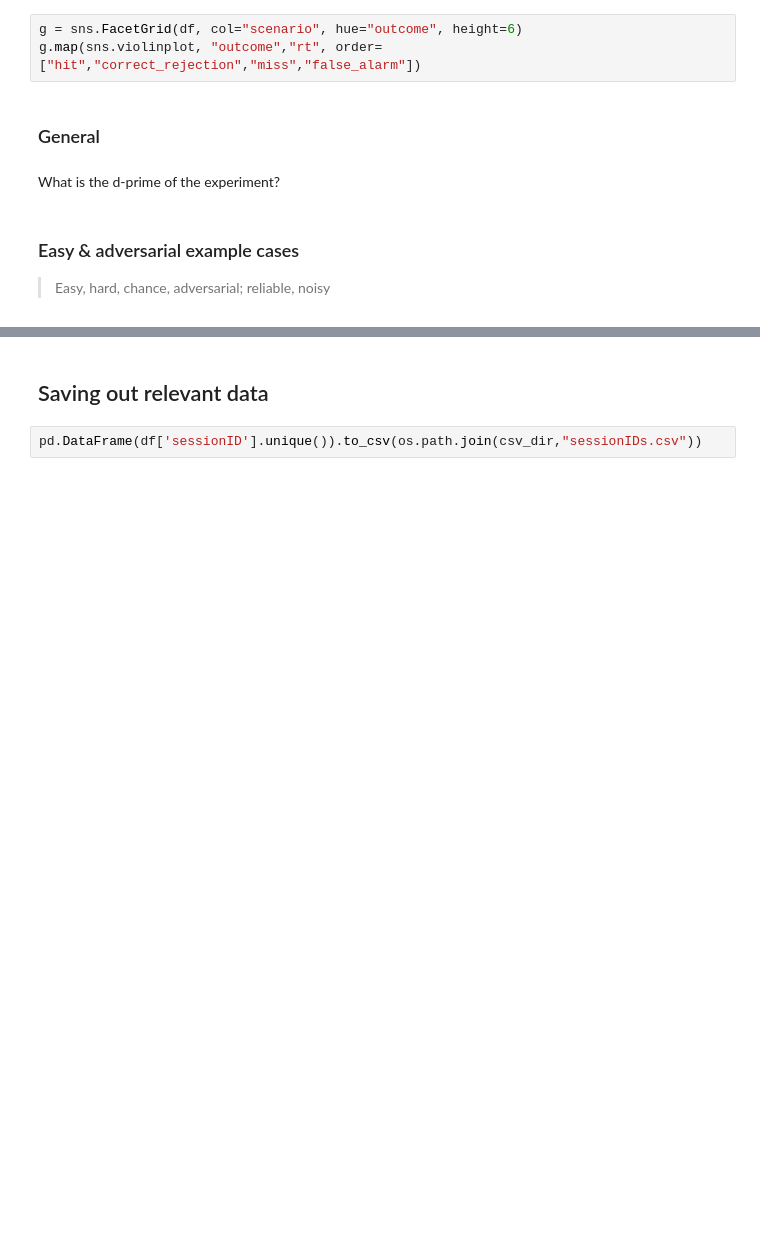
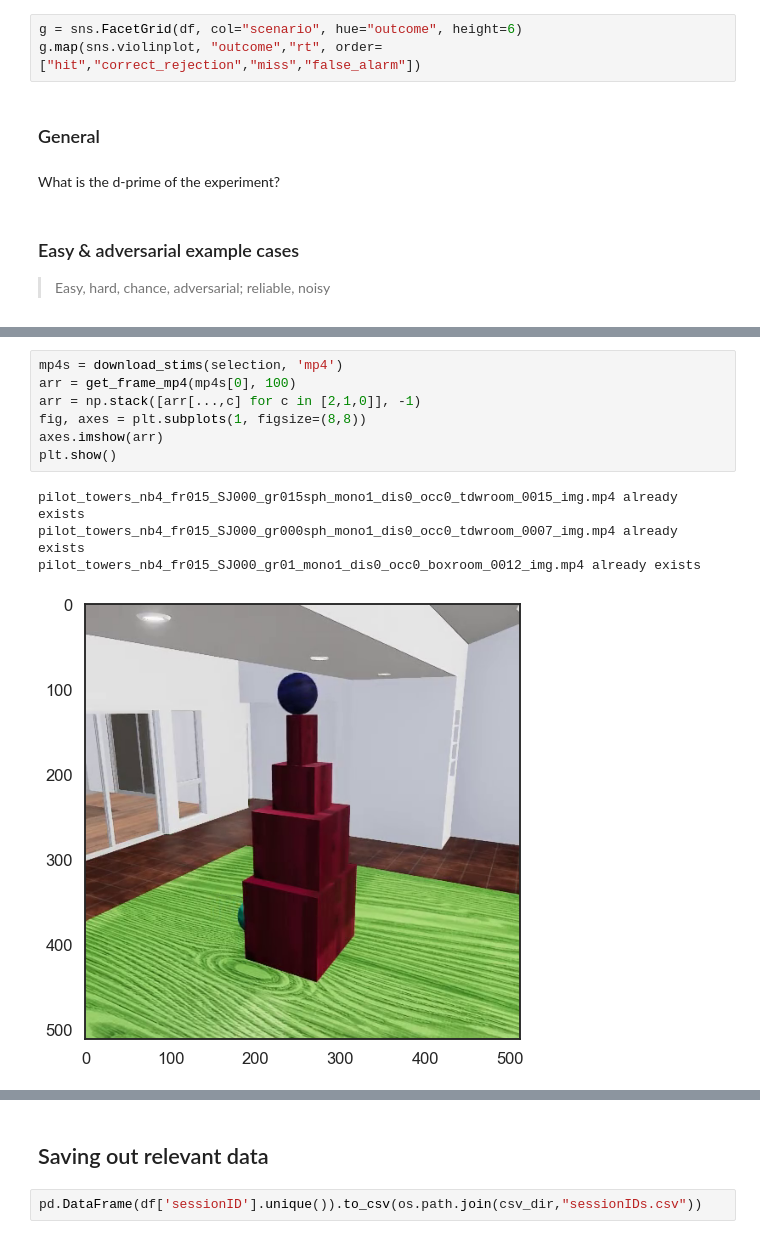
Before and after one commit to cogtoolslab/physics-benchmarking-neurips2021, a Jupyter notebook: analysis/stimulus_plots.ipynb, the cells around one changed output, grey strips where cells are left out. Cells and saved outputs as stored; diff of their text form; blank space fills up the shorter version.

Commit message:
helpers for downloading stims and getting frames/passes

```diff
--- a/analysis/stimulus_plots.ipynb
+++ b/analysis/stimulus_plots.ipynb
@@ -280,0 +386,12 @@ What is the d-prime of the experiment?
+# %%
+mp4s = download_stims(selection, 'mp4')
+arr = get_frame_mp4(mp4s[0], 100)
+arr = np.stack([arr[...,c] for c in [2,1,0]], -1)
+fig, axes = plt.subplots(1, figsize=(8,8))
+axes.imshow(arr)
+plt.show()
+# %% [output]
+pilot_towers_nb4_fr015_SJ000_gr015sph_mono1_dis0_occ0_tdwroom_0015_img.mp4 already exists
+pilot_towers_nb4_fr015_SJ000_gr000sph_mono1_dis0_occ0_tdwroom_0007_img.mp4 already exists
+pilot_towers_nb4_fr015_SJ000_gr01_mono1_dis0_occ0_boxroom_0012_img.mp4 already exists
+[figure, added]
```
Also changed, not shown: parts of 12 cells of this notebook.
